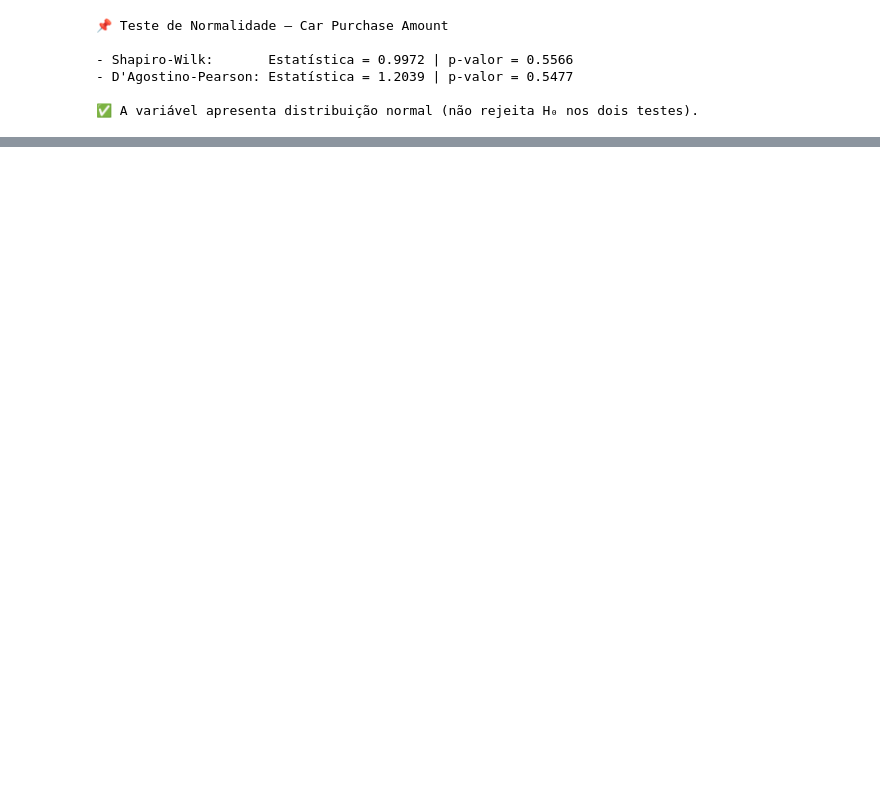
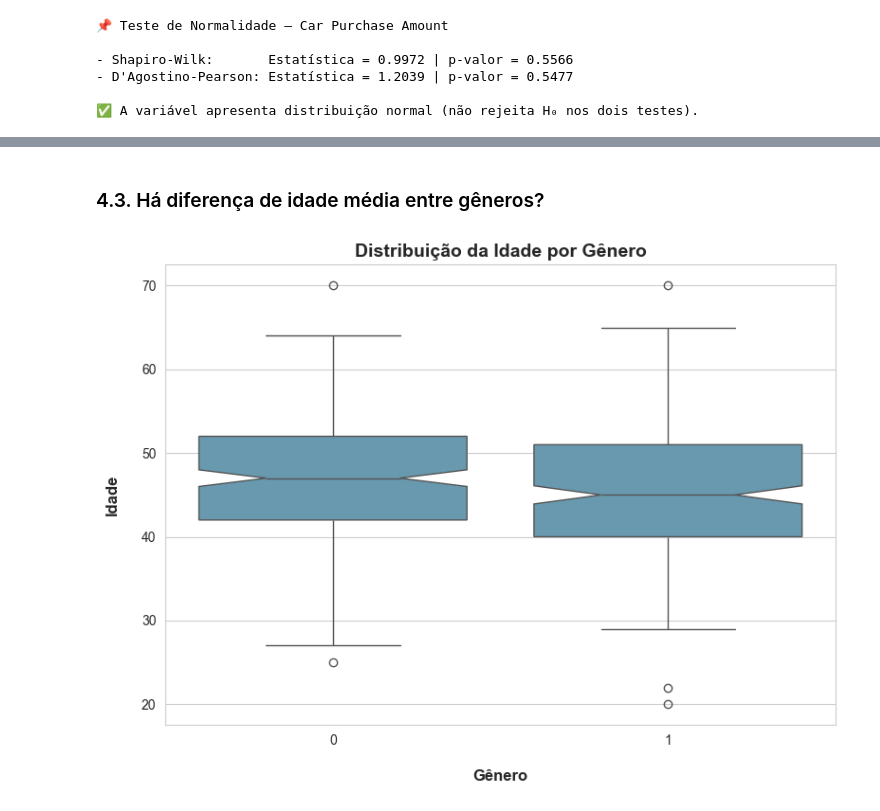
Before and after one commit to emso-exe/Compra_de_carro, a Jupyter notebook: 000_analise_exploratoria.ipynb, the cells around one changed output, grey strips where cells are left out. Drawn from its saved outputs; the diff is of its cells as text; code cells hidden in the pictures; blank space fills up the shorter version.

```diff
--- a/000_analise_exploratoria.ipynb
+++ b/000_analise_exploratoria.ipynb
@@ -244,0 +312,21 @@ testar_normalidade(df, 'Car Purchase Amount')
+# %%
+# Agrupar idades numéricas em faixas etárias
+
+# Faixas etárias (limites)
+bins = [0, 24, 34, 44, 54, 64, 74, 84, 94, 150]
+
+# Agrupar idades numéricas em faixas etárias
+labels = [
+    'menos de 25 anos',
+    '25 a 34 anos',
+    '35 a 44 anos',
+    '45 a 54 anos',
+    '55 a 64 anos',
+    '65 a 74 anos',
+    '75 a 84 anos',
+    '85 a 94 anos',
+    'mais de 95 anos'
+]
+
+# Criando a coluna de faixa etária
+df['AGE_GROUP'] = pd.cut(df['Age'], bins=bins, labels=labels, right=True, include_lowest=True)
@@ -244,0 +406,19 @@ testar_normalidade(df, 'Car Purchase Amount')
+# %% [markdown]
+### 4.3. Há diferença de idade média entre gêneros?
+# %%
+# Ajuste do tamanho da figura
+plt.figure(figsize=(8, 6))
+
+# Criação do boxplot
+sns.boxplot(data=df, x='Gender', y='Age', notch=True, palette=['#5d9eba'])
+
+# Título e labels
+plt.title('Distribuição da Idade por Gênero', fontsize=14, fontweight='bold')
+plt.xlabel('\nGênero', fontsize=12, fontweight='bold')
+plt.ylabel('Idade\n', fontsize=12, fontweight='bold')
+
+# Layout final
+plt.tight_layout()
+plt.show()
+# %% [output]
+[figure, added]
```
Also changed, not shown: parts of 14 cells of this notebook.
